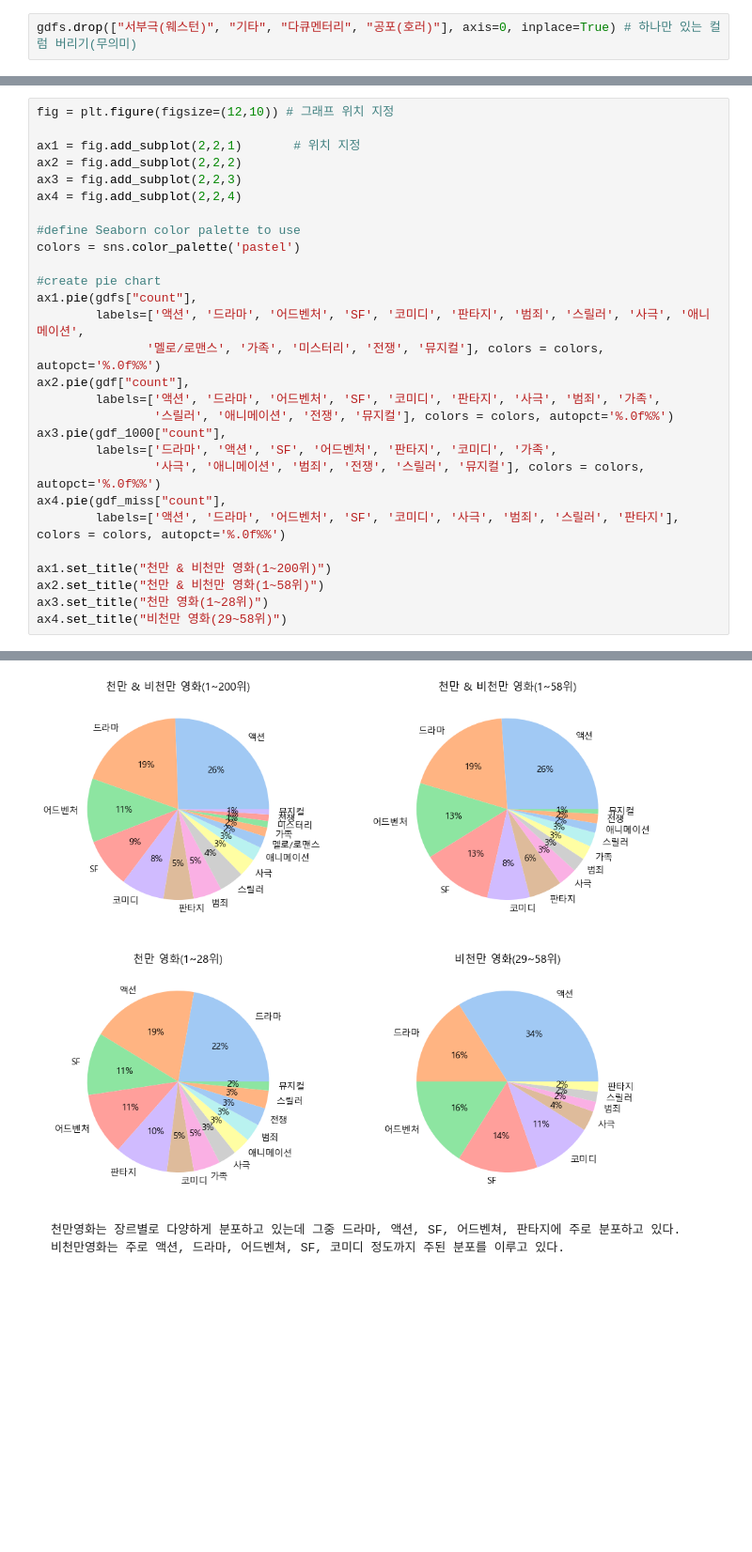
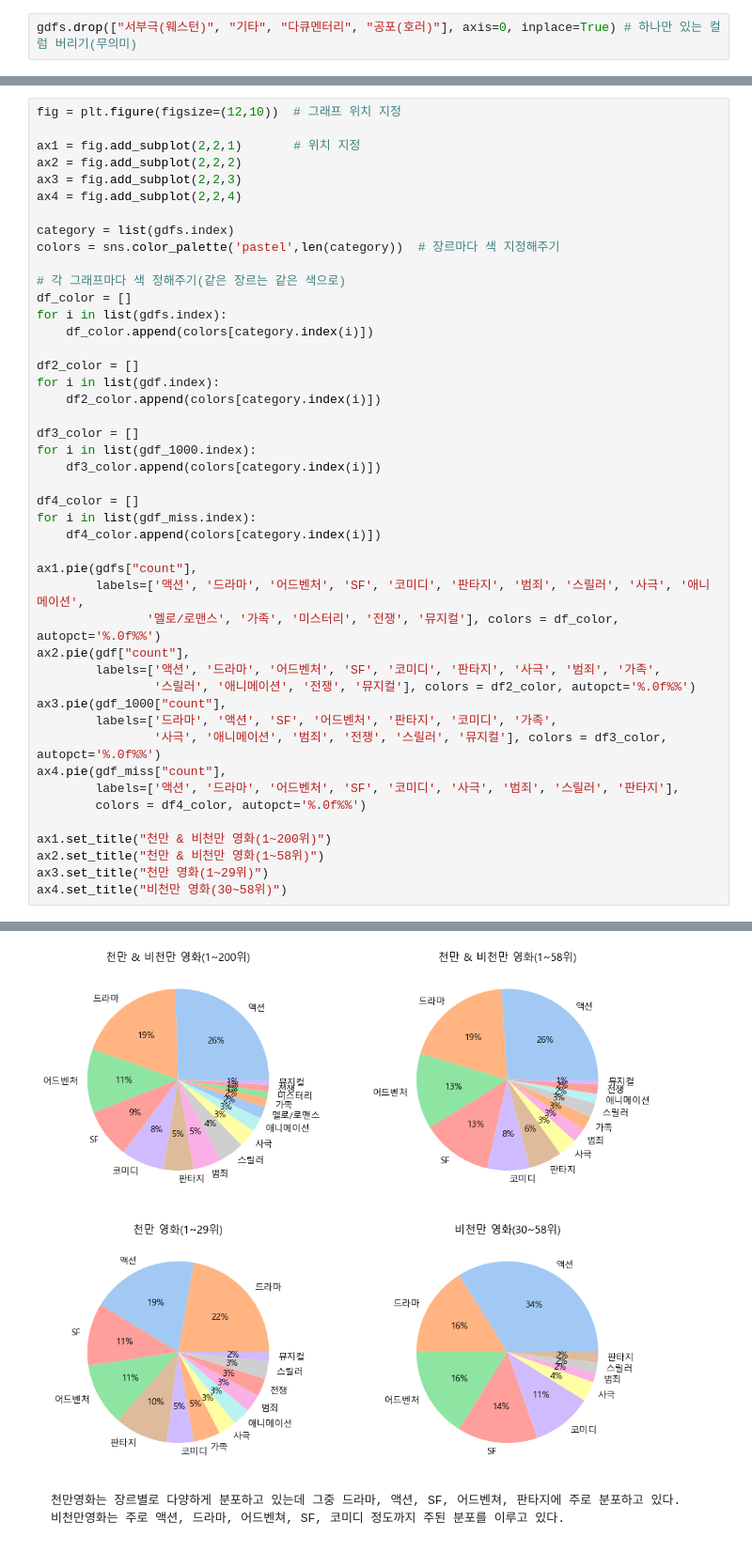
Before and after one commit to zarnits/10M_Movie, a Jupyter notebook: analysis/11. 장르별 영화 분포 & 관객수 분석.ipynb, the cells around one changed output, grey strips where cells are left out. Shown: that part at 94% size. Drawn from its saved outputs; the diff is of its cells as text; blank space fills up the shorter version.

```diff
--- a/analysis/11. 장르별 영화 분포 & 관객수 분석.ipynb
+++ b/analysis/11. 장르별 영화 분포 & 관객수 분석.ipynb
@@ -58,29 +78,46 @@ gdfs.drop(["서부극(웨스턴)", "기타", "다큐멘터리", "공포(호러)"
 # %%
-fig = plt.figure(figsize=(12,10)) # 그래프 위치 지정
+fig = plt.figure(figsize=(12,10))  # 그래프 위치 지정
 
 ax1 = fig.add_subplot(2,2,1)       # 위치 지정
 ax2 = fig.add_subplot(2,2,2)
 ax3 = fig.add_subplot(2,2,3)
 ax4 = fig.add_subplot(2,2,4)
 
-#define Seaborn color palette to use
-colors = sns.color_palette('pastel')
+category = list(gdfs.index)
+colors = sns.color_palette('pastel',len(category))  # 장르마다 색 지정해주기
 
-#create pie chart
+# 각 그래프마다 색 정해주기(같은 장르는 같은 색으로)
+df_color = []
+for i in list(gdfs.index):
+    df_color.append(colors[category.index(i)])
+
+df2_color = []
+for i in list(gdf.index):
+    df2_color.append(colors[category.index(i)])
+
+df3_color = []
+for i in list(gdf_1000.index):
+    df3_color.append(colors[category.index(i)])
+
+df4_color = []
+for i in list(gdf_miss.index):
+    df4_color.append(colors[category.index(i)])
+
 ax1.pie(gdfs["count"],
         labels=['액션', '드라마', '어드벤처', 'SF', '코미디', '판타지', '범죄', '스릴러', '사극', '애니메이션',
-               '멜로/로맨스', '가족', '미스터리', '전쟁', '뮤지컬'], colors = colors, autopct='%.0f%%')
+               '멜로/로맨스', '가족', '미스터리', '전쟁', '뮤지컬'], colors = df_color, autopct='%.0f%%')
 ax2.pie(gdf["count"],
         labels=['액션', '드라마', '어드벤처', 'SF', '코미디', '판타지', '사극', '범죄', '가족',
-                '스릴러', '애니메이션', '전쟁', '뮤지컬'], colors = colors, autopct='%.0f%%')
+                '스릴러', '애니메이션', '전쟁', '뮤지컬'], colors = df2_color, autopct='%.0f%%')
 ax3.pie(gdf_1000["count"],
         labels=['드라마', '액션', 'SF', '어드벤처', '판타지', '코미디', '가족',
-                '사극', '애니메이션', '범죄', '전쟁', '스릴러', '뮤지컬'], colors = colors, autopct='%.0f%%')
+                '사극', '애니메이션', '범죄', '전쟁', '스릴러', '뮤지컬'], colors = df3_color, autopct='%.0f%%')
 ax4.pie(gdf_miss["count"],
-        labels=['액션', '드라마', '어드벤처', 'SF', '코미디', '사극', '범죄', '스릴러', '판타지'], colors = colors, autopct='%.0f%%')
+        labels=['액션', '드라마', '어드벤처', 'SF', '코미디', '사극', '범죄', '스릴러', '판타지'],
+        colors = df4_color, autopct='%.0f%%')
 
 ax1.set_title("천만 & 비천만 영화(1~200위)")
 ax2.set_title("천만 & 비천만 영화(1~58위)")
-ax3.set_title("천만 영화(1~28위)")
-ax4.set_title("비천만 영화(29~58위)")
+ax3.set_title("천만 영화(1~29위)")
+ax4.set_title("비천만 영화(30~58위)")
 # %% [output]
@@ -88,4 +125,4 @@ Text(0.5, 1.0, '비천만 영화(29~58위)')
-[figure, old version]
+[figure, new version]
 # %% [markdown]
     천만영화는 장르별로 다양하게 분포하고 있는데 그중 드라마, 액션, SF, 어드벤쳐, 판타지에 주로 분포하고 있다.
     비천만영화는 주로 액션, 드라마, 어드벤쳐, SF, 코미디 정도까지 주된 분포를 이루고 있다.
```
Also changed, not shown: parts of 18 cells of this notebook, 3 other files.
